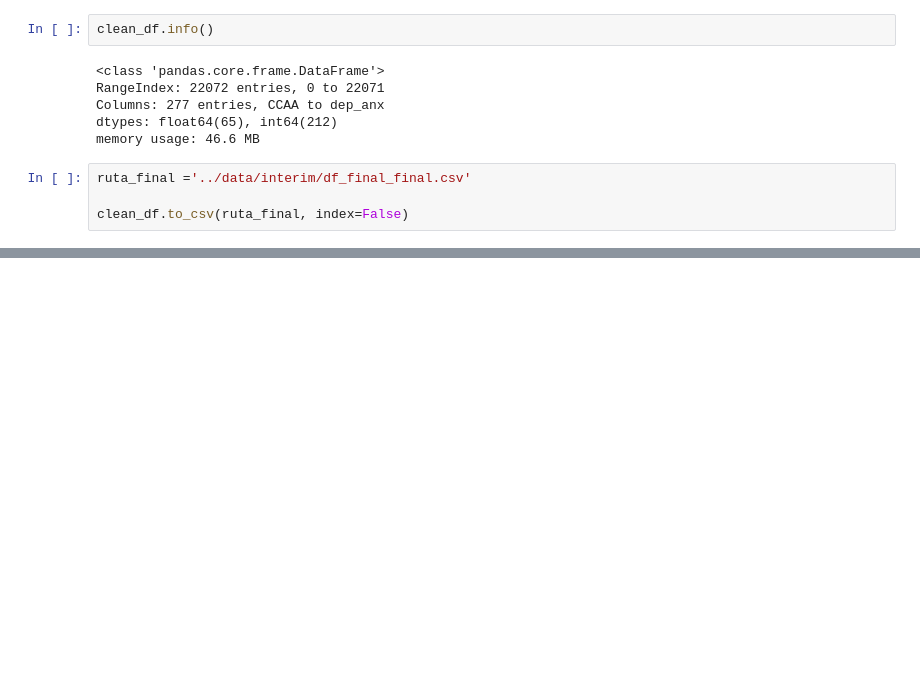
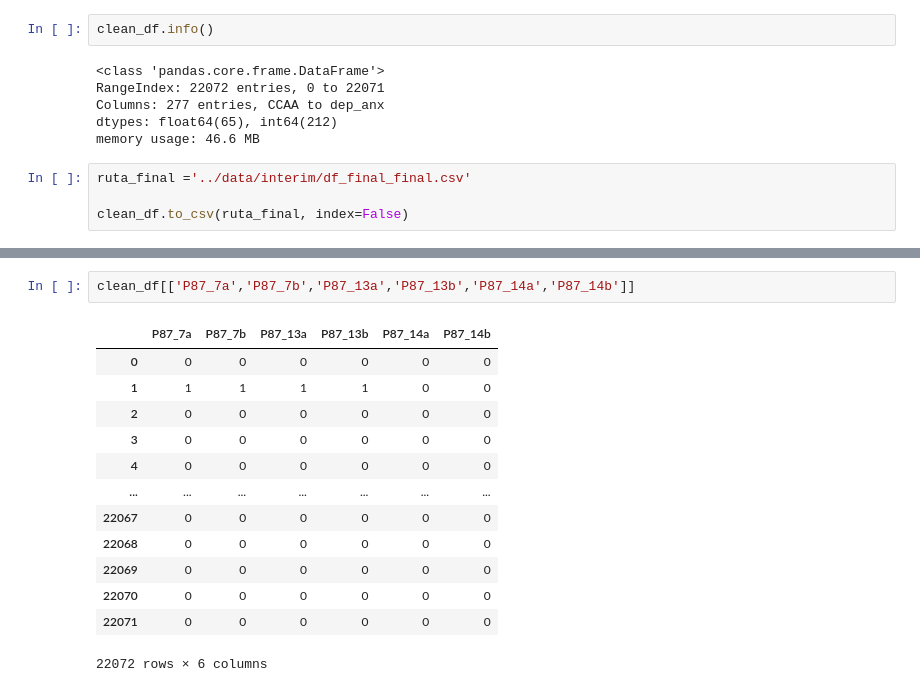
Before and after one commit to linama2593/mental_health_spain, a Jupyter notebook: src/exploratory_data_analysis_json.ipynb, the cells around one changed output, grey strips where cells are left out. Drawn from its saved outputs; the diff is of its cells as text; blank space fills up the shorter version.

```diff
--- a/src/exploratory_data_analysis_json.ipynb
+++ b/src/exploratory_data_analysis_json.ipynb
@@ -347,0 +403,16 @@ clean_df.to_csv(ruta_final, index=False)
+# %%
+clean_df[['P87_7a','P87_7b','P87_13a','P87_13b','P87_14a','P87_14b']]
+# %% [output]
+|  | P87_7a | P87_7b | P87_13a | P87_13b | P87_14a | P87_14b |
+| 0 | 0 | 0 | 0 | 0 | 0 | 0 |
+| 1 | 1 | 1 | 1 | 1 | 0 | 0 |
+| 2 | 0 | 0 | 0 | 0 | 0 | 0 |
+| 3 | 0 | 0 | 0 | 0 | 0 | 0 |
+| 4 | 0 | 0 | 0 | 0 | 0 | 0 |
+| ... | ... | ... | ... | ... | ... | ... |
+| 22067 | 0 | 0 | 0 | 0 | 0 | 0 |
+| 22068 | 0 | 0 | 0 | 0 | 0 | 0 |
+| 22069 | 0 | 0 | 0 | 0 | 0 | 0 |
+| 22070 | 0 | 0 | 0 | 0 | 0 | 0 |
+| 22071 | 0 | 0 | 0 | 0 | 0 | 0 |
+22072 rows × 6 columns
```
Also changed, not shown: parts of 16 cells of this notebook, 3 other files.
